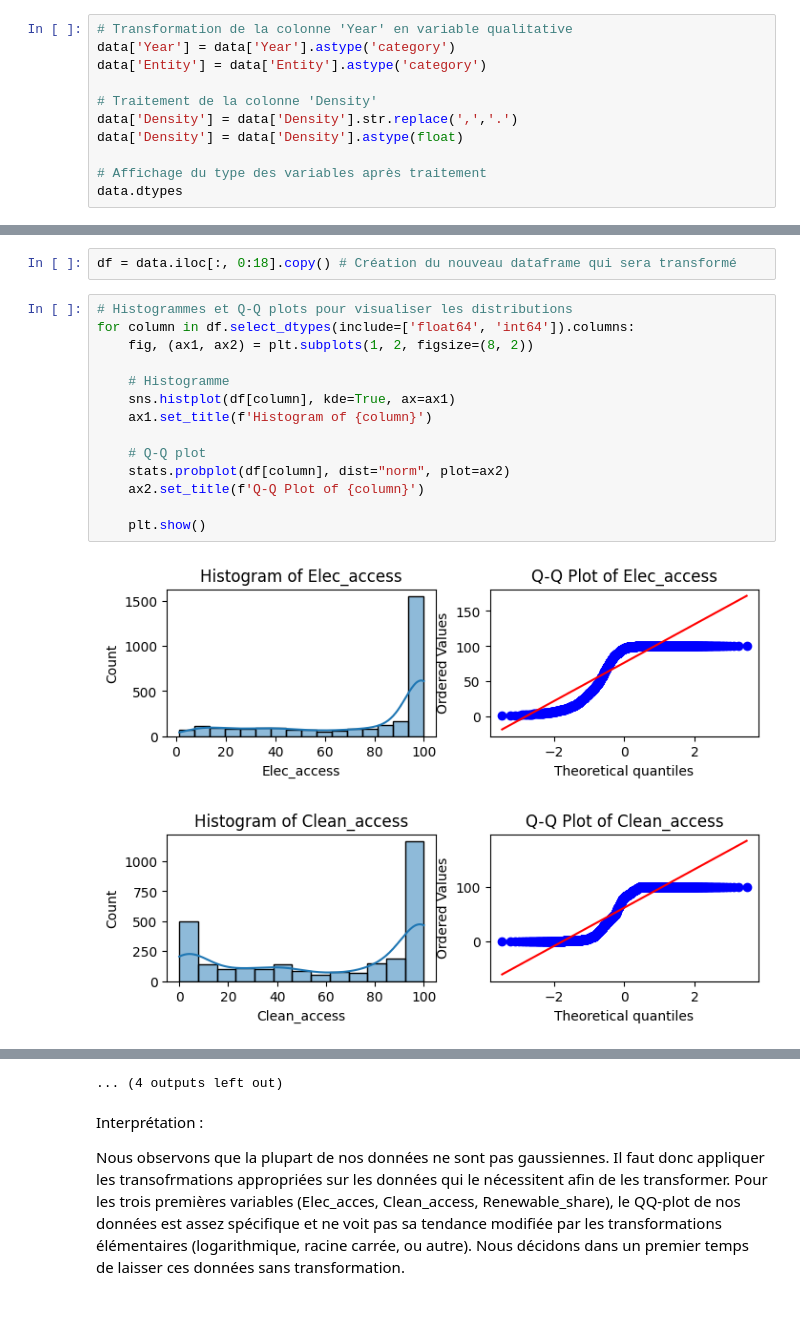
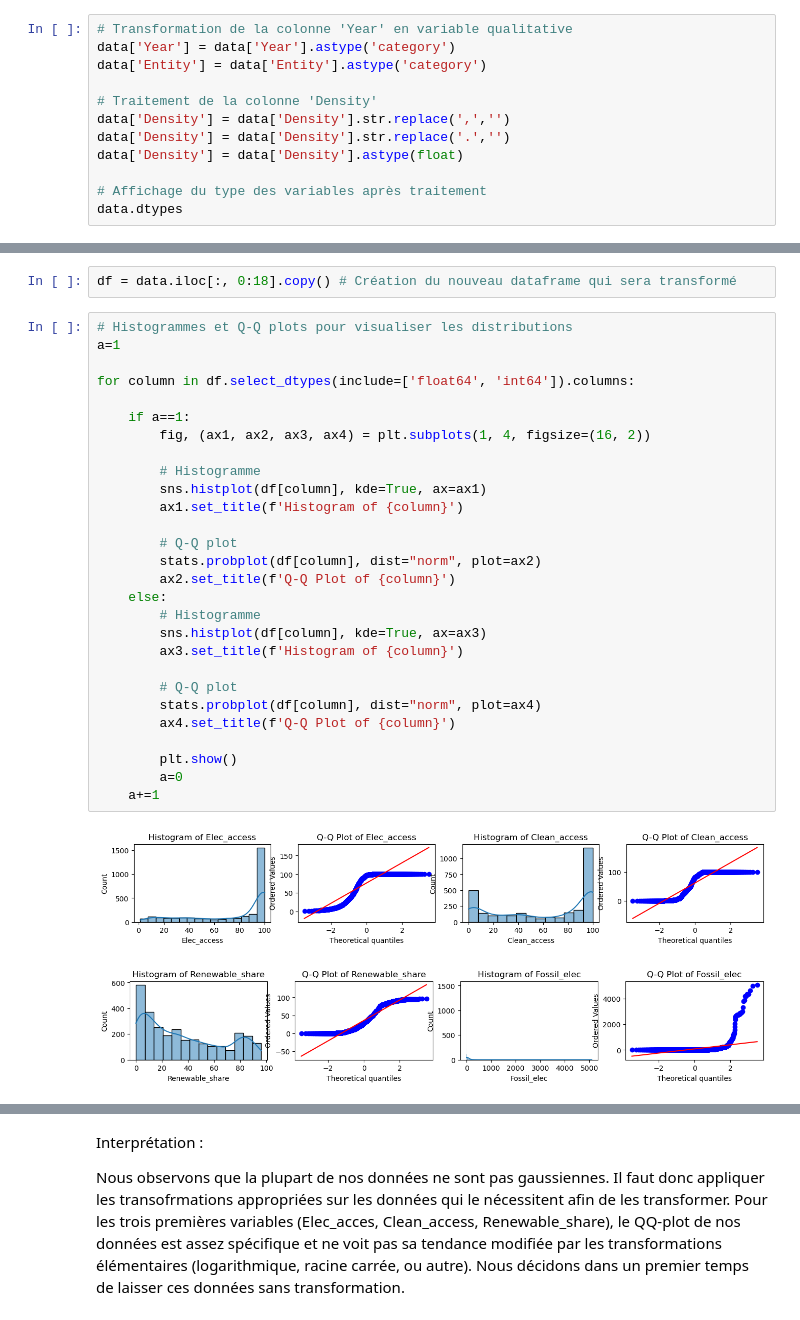
Before and after one commit to manonjulia/ProjetML, a Jupyter notebook: Comment.ipynb, the cells around one changed output, grey strips where cells are left out. Saved outputs shown, nothing was run; the diff lists cells and outputs as text.

```diff
--- a/Comment.ipynb
+++ b/Comment.ipynb
@@ -118,7 +120,8 @@ data['Year'] = data['Year'].astype('category')
 data['Entity'] = data['Entity'].astype('category')
 
 # Traitement de la colonne 'Density'
-data['Density'] = data['Density'].str.replace(',','.')
+data['Density'] = data['Density'].str.replace(',','')
+data['Density'] = data['Density'].str.replace('.','')
 data['Density'] = data['Density'].astype(float)
 
 # Affichage du type des variables après traitement
@@ -1034,18 +1039,32 @@ Comme étudié et expliué dans la première partie, nous avons vu que beaucoup
 df = data.iloc[:, 0:18].copy() # Création du nouveau dataframe qui sera transformé
 # %%
 # Histogrammes et Q-Q plots pour visualiser les distributions
+a=1
+
 for column in df.select_dtypes(include=['float64', 'int64']).columns:
-    fig, (ax1, ax2) = plt.subplots(1, 2, figsize=(8, 2))
 
-    # Histogramme
-    sns.histplot(df[column], kde=True, ax=ax1)
-    ax1.set_title(f'Histogram of {column}')
+    if a==1:
+        fig, (ax1, ax2, ax3, ax4) = plt.subplots(1, 4, figsize=(16, 2))
 
-    # Q-Q plot
-    stats.probplot(df[column], dist="norm", plot=ax2)
-    ax2.set_title(f'Q-Q Plot of {column}')
+        # Histogramme
+        sns.histplot(df[column], kde=True, ax=ax1)
+        ax1.set_title(f'Histogram of {column}')
 
-    plt.show()
+        # Q-Q plot
+        stats.probplot(df[column], dist="norm", plot=ax2)
+        ax2.set_title(f'Q-Q Plot of {column}')
+    else:
+        # Histogramme
+        sns.histplot(df[column], kde=True, ax=ax3)
+        ax3.set_title(f'Histogram of {column}')
+
+        # Q-Q plot
+        stats.probplot(df[column], dist="norm", plot=ax4)
+        ax4.set_title(f'Q-Q Plot of {column}')
+
+        plt.show()
+        a=0
+    a+=1
 # %% [output]
-[figure, old version]
+[figure, new version]
-[figure, old version]
+[figure, new version]
@@ -1062,4 +1077,3 @@ for column in df.select_dtypes(include=['float64', 'int64']).columns:
-... (4 outputs left out)
 # %% [markdown]
 Interprétation :
 
```
Also changed, not shown: parts of 64 cells of this notebook.
